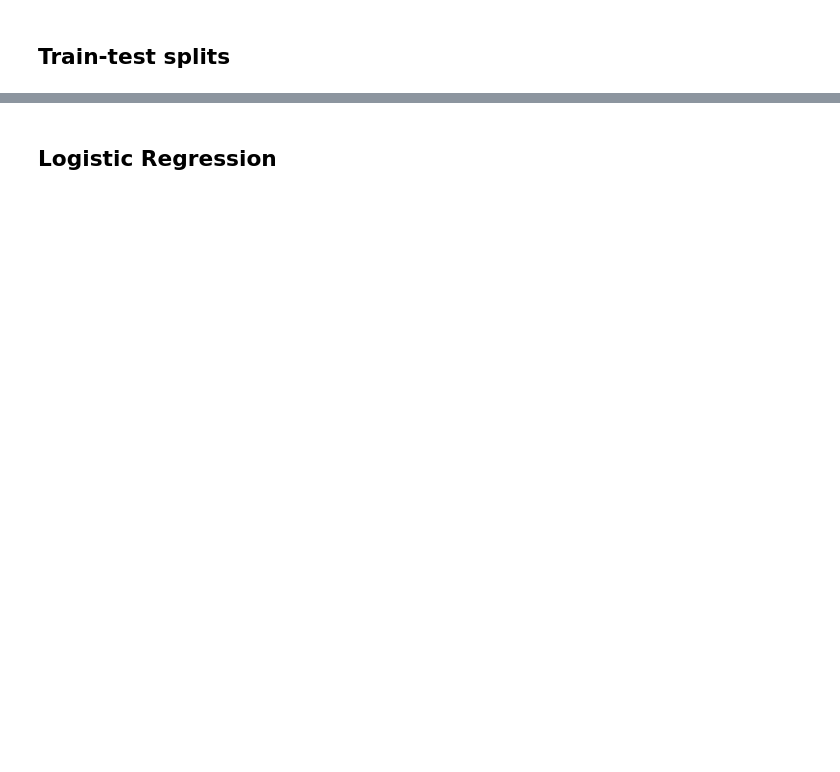
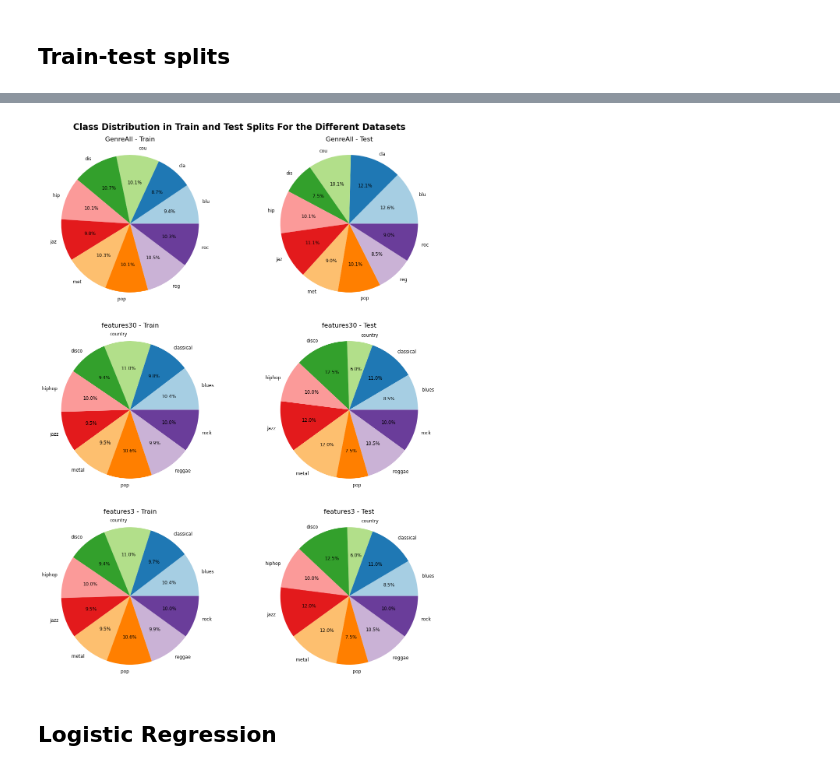
Before and after one commit to inesbroto/GenreClass_w_ML, a Jupyter notebook: Report.ipynb, the cells around one changed output, grey strips where cells are left out. Saved outputs shown, nothing was run; the diff lists cells and outputs as text; code cells hidden in the pictures; blank space fills up the shorter version.

```diff
--- a/Report.ipynb
+++ b/Report.ipynb
@@ -167,6 +158,21 @@ data = {
     'feat_3':{'X_train':[],'y_train':[],'X_test':[],'y_test':[]},
 }
 
-data['genreAll']['X_train'], data['genreAll']['X_test'], data['genreAll']['y_train'], data['genreAll']['y_test'] = train_test_split(genreAll[genreAll.columns[:-1]], genreAll.genre, test_size=0.20)
+
+data['genreAll']['X_train'], data['genreAll']['X_test'], data['genreAll']['y_train'], data['genreAll']['y_test'] = train_test_split(reduced_allGenre[:,:-1], reduced_allGenre[:,-1], test_size=0.20)
 data['feat_30']['X_train'], data['feat_30']['X_test'], data['feat_30']['y_train'], data['feat_30']['y_test'] = train_test_split(feat_30[feat_30.columns[:-1]], feat_30.label, test_size=0.20)
-data['feat_3']['X_train'], data['feat_3']['X_test'], data['feat_3']['y_train'], data['feat_3']['y_test'] = train_test_split(feat_3[feat_3.columns[:-1]], feat_3.label, test_size=0.20)
+
+# Note that features_3.csv contains multiple fragments of the same song
+# Fragments of the same song shouldn't be at the same time in the train and test splits
+train_filenames = data['feat_30']['X_train'].filename.unique()
+test_filenames = data['feat_30']['X_test'].filename.unique()
+#now we can get rid of them in the feat30 data
+data['feat_30']['X_train'] = data['feat_30']['X_train'][data['feat_30']['X_train'].columns[2:]]
+data['feat_30']['X_test'] = data['feat_30']['X_test'][data['feat_30']['X_test'].columns[2:]]
+
+feat_3['original_filename'] = feat_3['filename'].transform(lambda x: x.split('.')[0]+'.'+x.split('.')[1]+'.wav')
+
+data['feat_3']['X_train'] =feat_3[feat_3['original_filename'].isin(train_filenames)][feat_3.columns[2:-2]]
+data['feat_3']['y_train'] =feat_3[feat_3['original_filename'].isin(train_filenames)][feat_3.columns[-2]]
+data['feat_3']['X_test'] = feat_3[feat_3['original_filename'].isin(test_filenames)][feat_3.columns[2:-2]]
+data['feat_3']['y_test'] = feat_3[feat_3['original_filename'].isin(test_filenames)][feat_3.columns[-2]]
@@ -294,3 +179,73 @@ plt.show()
+# %%
+import matplotlib.pyplot as plt
+
+# Invert tag dictionary (int -> string)
+inv_genre_dic = {v: k for k, v in genre_dict.items()}
+# Invert tag dictionary (int -> string)
+inv_feat_label_dict = {v: k for k, v in feat_label_dict.items()}
+
+
+# Count occurrences from np.array
+unique_train, genreAll_train_counts = np.unique(data['genreAll']['y_train'], return_counts=True)
+unique_test, genreAll_test_counts = np.unique(data['genreAll']['y_test'], return_counts=True)
+# Convert to label names using the inverted map
+genreAll_train_labels = [inv_genre_dic[i] for i in unique_train]
+genreAll_test_labels = [inv_genre_dic[i] for i in unique_test]
+
+# Count occurrences from pandas
+feat30_train_counts = data['feat_30']['y_train'].value_counts().sort_index()
+feat30_test_counts = data['feat_30']['y_test'].value_counts().sort_index()
+# Convert to label names using the inverted map
+feat30_train_labels = [inv_feat_label_dict[i] for i in feat30_train_counts.index]
+feat30_test_labels = [inv_feat_label_dict[i] for i in feat30_test_counts.index]
+
+# Count occurrences from pandas
+feat3_train_counts = data['feat_3']['y_train'].value_counts().sort_index()
+feat3_test_counts = data['feat_3']['y_test'].value_counts().sort_index()
+# Convert to label names using the inverted map
+feat3_train_labels = [inv_feat_label_dict[i] for i in feat3_train_counts.index]
+feat3_test_labels = [inv_feat_label_dict[i] for i in feat3_test_counts.index]
+
+datasets = [
+    ("GenreAll", genreAll_train_counts, genreAll_test_counts, genreAll_train_labels, genreAll_test_labels),
+    ("features30", feat30_train_counts, feat30_test_counts, feat30_train_labels, feat30_test_labels),
+    ("features3", feat3_train_counts, feat3_test_counts, feat3_train_labels, feat3_test_labels)
+]
+
+colors = plt.cm.Paired.colors
+
+fig, axes = plt.subplots(3, 2, figsize=(12, 15))  # 3 rows × 2 columns
+
+for i, (name, train_counts, test_counts, train_labels, test_labels) in enumerate(datasets):
+    # --- Train pie (left column) ---
+    axes[i, 0].pie(
+        train_counts,
+        autopct='%1.1f%%',
+        labels=train_labels,
+        colors=colors[:len(train_labels)],
+        radius=1.2,
+        textprops={'size': 'smaller'}
+    )
+    axes[i, 0].set_title(f'{name} - Train',pad=20)
+
+    # --- Test pie (right column) ---
+    axes[i, 1].pie(
+        test_counts,
+        autopct='%1.1f%%',
+        labels=test_labels,
+        colors=colors[:len(test_labels)],
+        radius=1.2,
+        textprops={'size': 'smaller'}
+    )
+    axes[i, 1].set_title(f'{name} - Test',pad=20)
+
+# Global title and layout tweaks
+fig.suptitle('Class Distribution in Train and Test Splits For the Different Datasets', fontsize=16, fontweight='bold')
+plt.tight_layout(pad=4.0)
+plt.subplots_adjust(hspace=0.3, top=0.93)
+plt.show()
+# %% [output]
+[figure, added]
 # %% [markdown]
 ## Logistic Regression
 # %%
```
Also changed, not shown: parts of 35 cells of this notebook.
